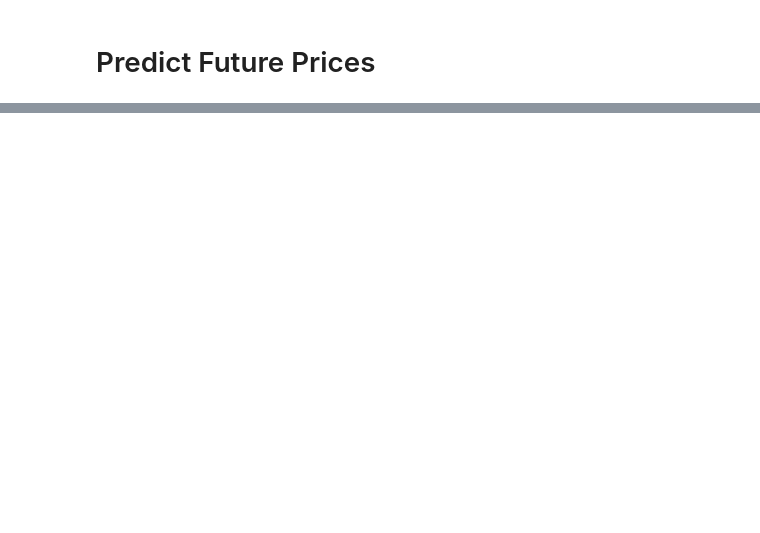
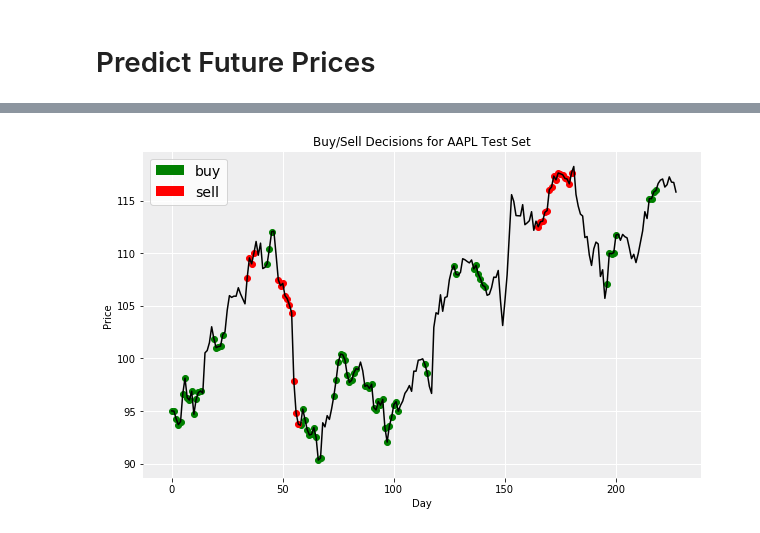
Before and after one commit to munozalexander/Stock-Prediction, a Jupyter notebook: Stock_Prediction.ipynb, the cells around one changed output, grey strips where cells are left out. Drawn from its saved outputs; the diff is of its cells as text; code cells hidden in the pictures; blank space fills up the shorter version.

```diff
--- a/Stock_Prediction.ipynb
+++ b/Stock_Prediction.ipynb
@@ -232,0 +295,13 @@ plt.show()
+# %%
+f,a = simple_ax(figsize=(10,6))
+a.plot(inv_price_transform(y_test, scaler), c='k')
+a.scatter(buy_dates, inv_price_transform(y_test[buy_dates],scaler), c='g')
+a.scatter(sell_dates, inv_price_transform(y_test[sell_dates],scaler), c='r')
+a.set_xlabel('Day')
+a.set_ylabel('Price')
+a.set_title('Buy/Sell Decisions for AAPL Test Set')
+recs = [mpatches.Rectangle((0,0),1,1,fc='g'), mpatches.Rectangle((0,0),1,1,fc='r')]
+a.legend(recs,['buy', 'sell'], loc=2, prop={'size':14})
+plt.show()
+# %% [output]
+[figure, added]
```
Also changed, not shown: parts of 12 cells of this notebook, 25 other files.
